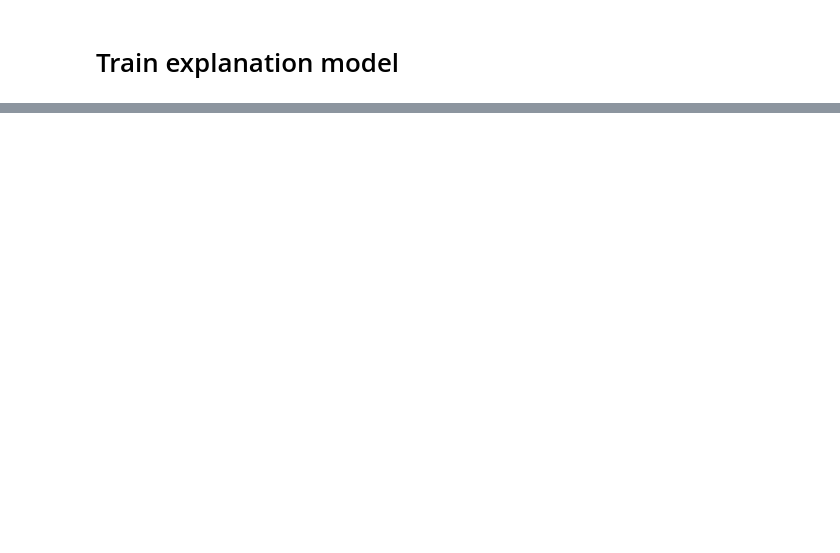
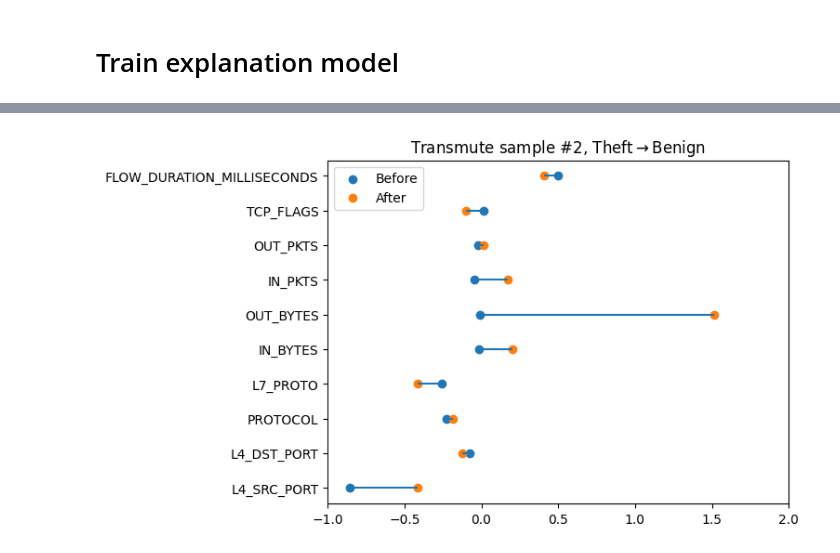
Before and after one commit to HOGGL/causal-ids, a Jupyter notebook: causal-ids.ipynb, the cells around one changed output, grey strips where cells are left out. Saved outputs shown, nothing was run; the diff lists cells and outputs as text; code cells hidden in the pictures; blank space fills up the shorter version.

Commit message:
Implement Pytorch VAE with visualisations

```diff
--- a/causal-ids.ipynb
+++ b/causal-ids.ipynb
@@ -152,0 +192,5 @@ x_test, vae.reconstruct(x_test)
+# %%
+z_sweep = range(-30, 30, 5)
+sweep_X = X_test_norm[0]
+# %%
+enc_z, _, _ = encoder(torch.tensor(sweep_X).cuda().float())
@@ -152,0 +201,11 @@ x_test, vae.reconstruct(x_test)
+# %%
+zz = []
+for nudge in z_sweep:
+    ar = enc_z.clone()
+    ar[0:K] += nudge
+    dec_X = scaler.inverse_transform(decoder(ar).cpu().detach().reshape(1, -1))
+    zz.append((
+        ar,
+        dec_X,
+        classifier.predict(dec_X)
+    ))
@@ -152,0 +232,4 @@ x_test, vae.reconstruct(x_test)
+# %%
+before = sweep_X
+after = scaler.transform(zz[7][1])
+feature_names = df.columns[:-1]
@@ -152,0 +238,10 @@ x_test, vae.reconstruct(x_test)
+# %%
+plt.scatter(before, feature_names, label='Before')
+plt.scatter(after, feature_names, label='After')
+plt.hlines(y=feature_names, xmin=before, xmax=after)
+plt.legend(loc='upper left')
+plt.title('Transmute sample #2, Theft$\\rightarrow$Benign')
+plt.xlim([-1,2])
+plt.savefig('tranmuted_sample.png', bbox_inches = "tight");
+# %% [output]
+[figure, added]
```
Also changed, not shown: parts of 41 cells of this notebook, 1 other file.
